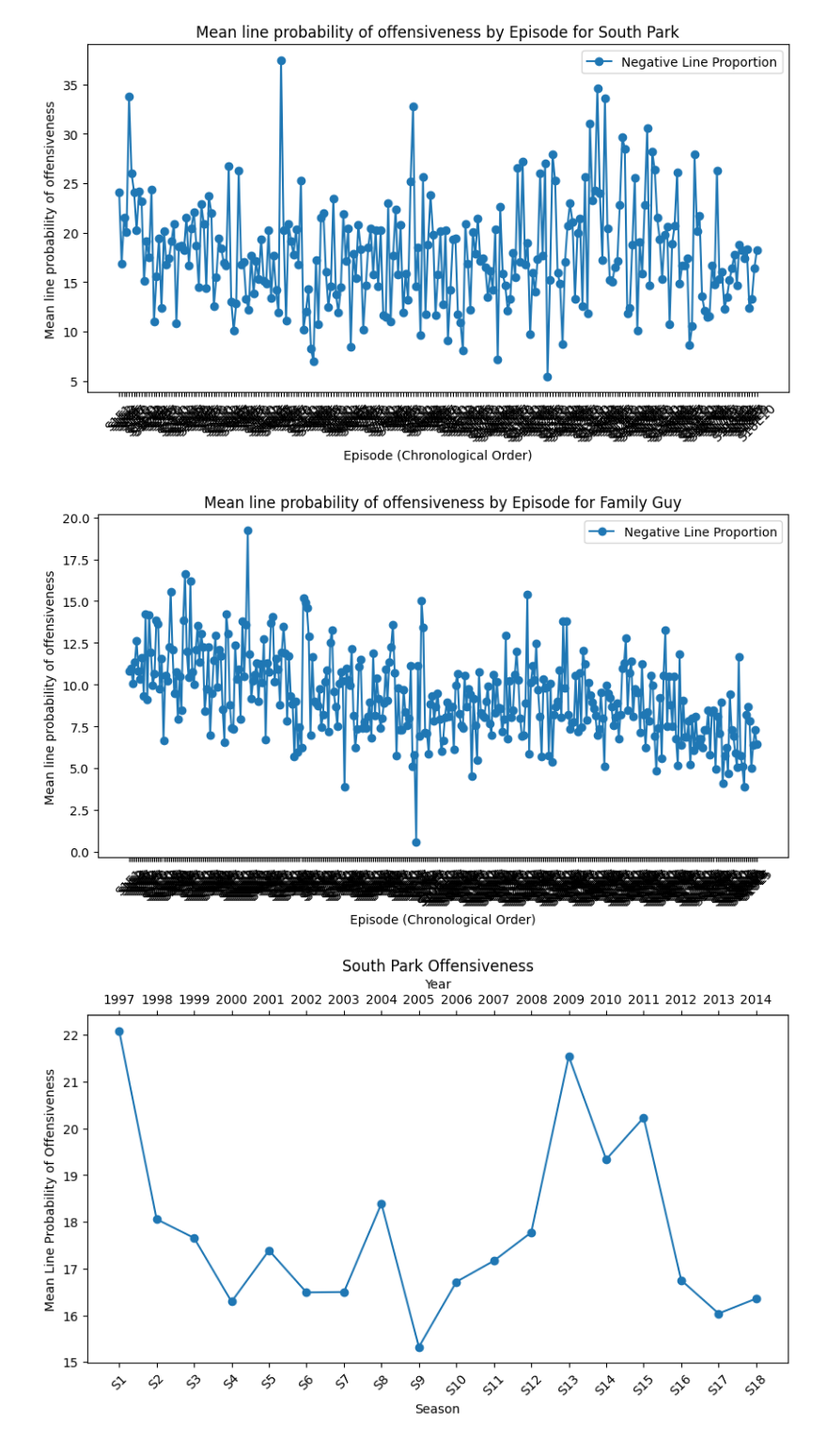
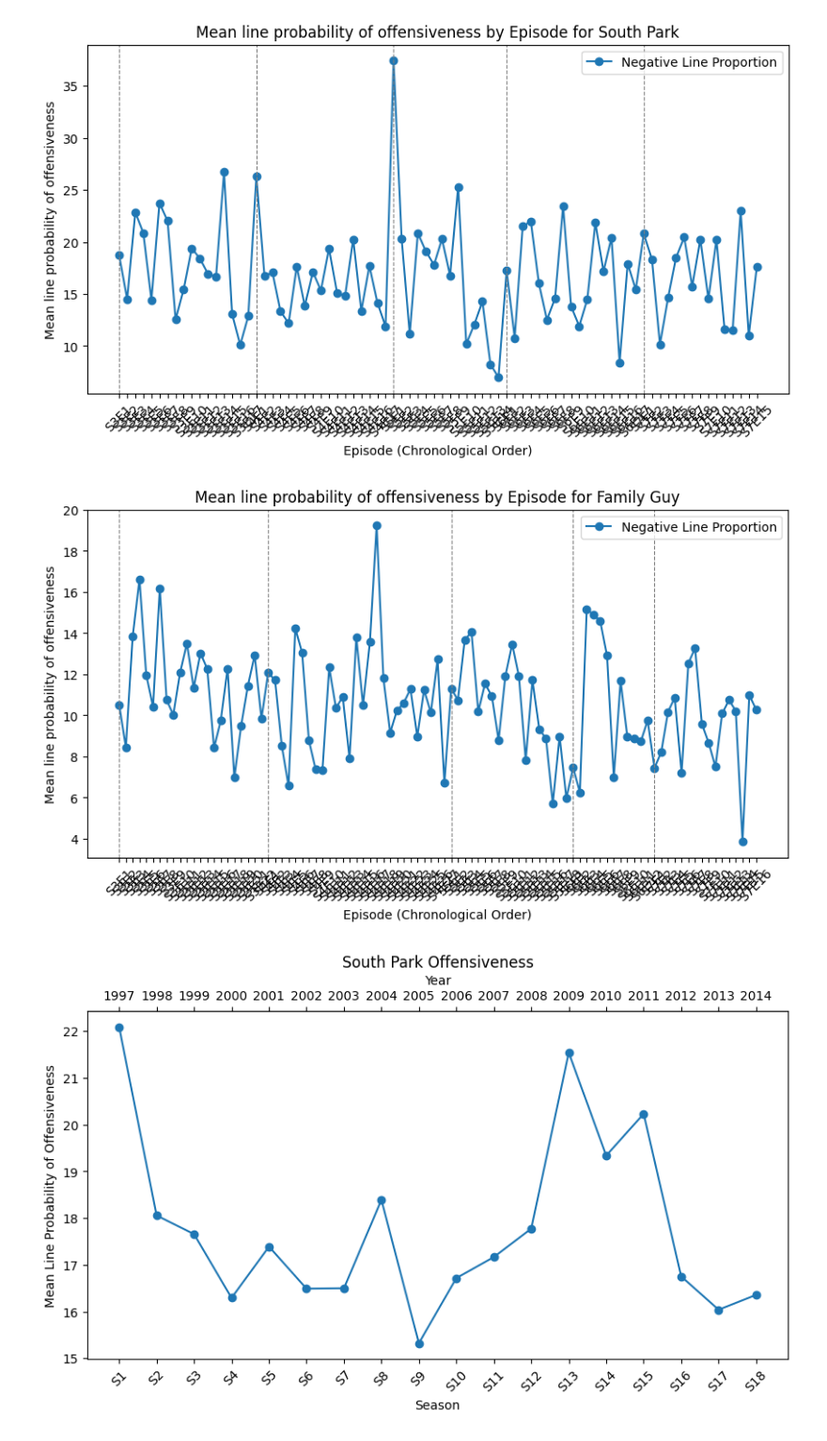
Before and after one commit to lizardylizzy/math90-southpark, a Jupyter notebook: toxigen/toxigen_analysis.ipynb, the cells around one changed output. Shown: that part at 94% size. Drawn from its saved outputs; the diff is of its cells as text; code cells hidden in the pictures.

```diff
--- a/toxigen/toxigen_analysis.ipynb
+++ b/toxigen/toxigen_analysis.ipynb
@@ -33,33 +33,39 @@ for i, df in enumerate([df_sp, df_fg]):
 # %%
 # plot episode means for both
 df_types = {"df_sp": "South Park", "df_fg": "Family Guy"}
 for df in [df_sp, df_fg]:
 
     episode_means = df.groupby(['Season', 'Episode'])['prob'].mean().reset_index()
     episode_means = episode_means.sort_values(by=['Season', 'Episode'])
     # Create a continuous x-axis (indexing episodes chronologically)
     episode_means['x'] = range(len(episode_means))  # Create a sequential x-axis
+    episode_means = episode_means.loc[episode_means["Season"].isin([3, 4, 5, 6, 7])]
+    season_start_indices = episode_means.groupby('Season')['x'].min().tolist()
 
     # Plot
     plt.figure(figsize=(10, 5))
     plt.plot(episode_means['x'], episode_means['prob'], marker='o', linestyle='-', label="Negative Line Proportion")
+
+    # season gridlines
+    for x in season_start_indices:
+        plt.axvline(x=x, color='gray', linestyle='--', linewidth=0.8)
 
     # Customize X-axis labels
     plt.xticks(episode_means['x'], labels=[f"S{s}E{e}" for s, e in zip(episode_means['Season'], episode_means['Episode'])], rotation=45)
 
     # Labels and Title
     plt.xlabel("Episode (Chronological Order)")
     plt.ylabel("Mean line probability of offensiveness")
     if df.equals(df_sp):
         plt.title(f"Mean line probability of offensiveness by Episode for South Park")
     if df.equals(df_fg):
         plt.title(f"Mean line probability of offensiveness by Episode for Family Guy")
     plt.legend()
 
     plt.show()
 # %% [output]
-[figure, old version]
+[figure, new version]
-[figure, old version]
+[figure, new version]
 # %%
 # plot season means for south park
 sp_season_means = df_sp.groupby('Season')['prob'].mean().reset_index()
```
Also changed, not shown: parts of 3 cells of this notebook, 12 other files.
